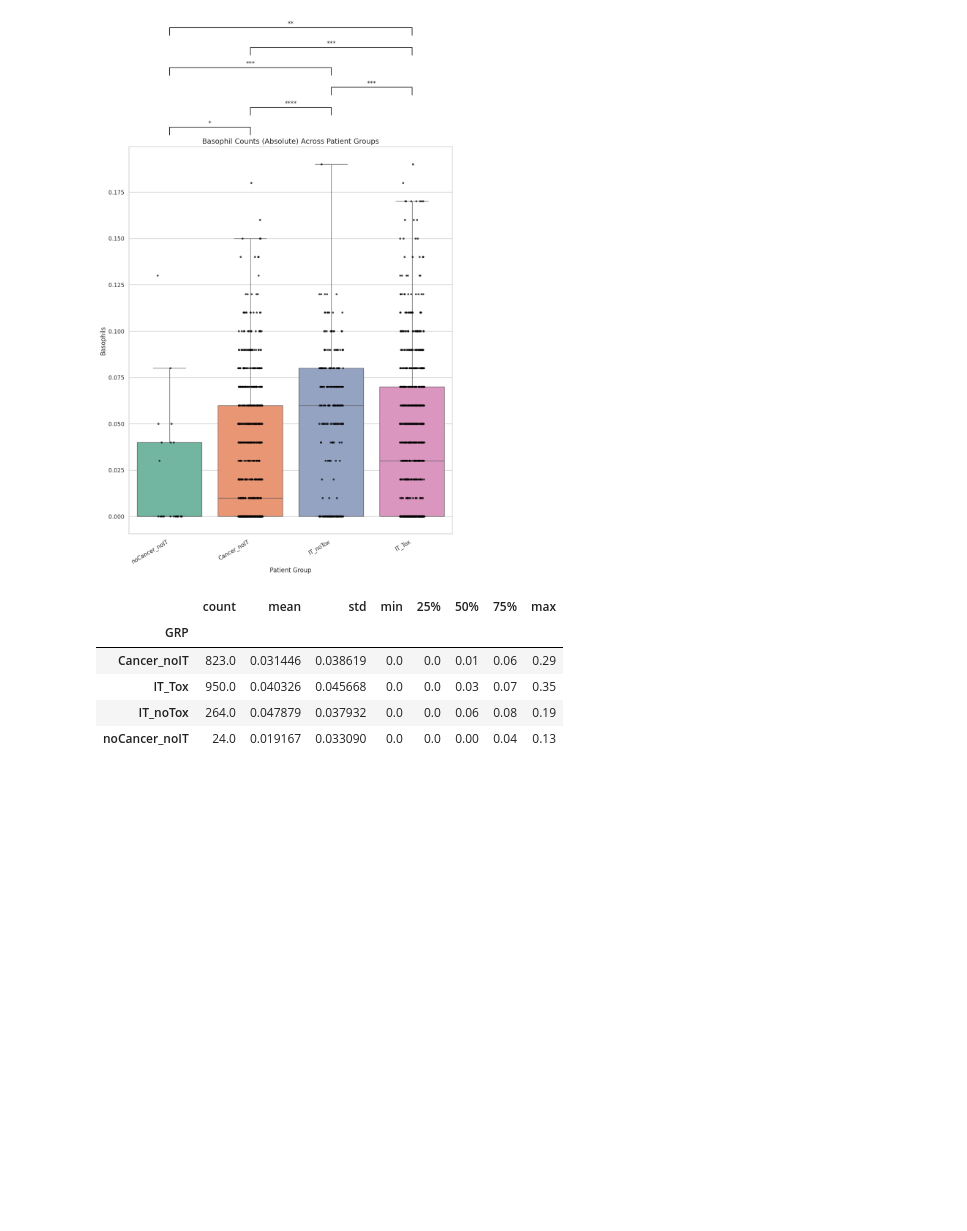
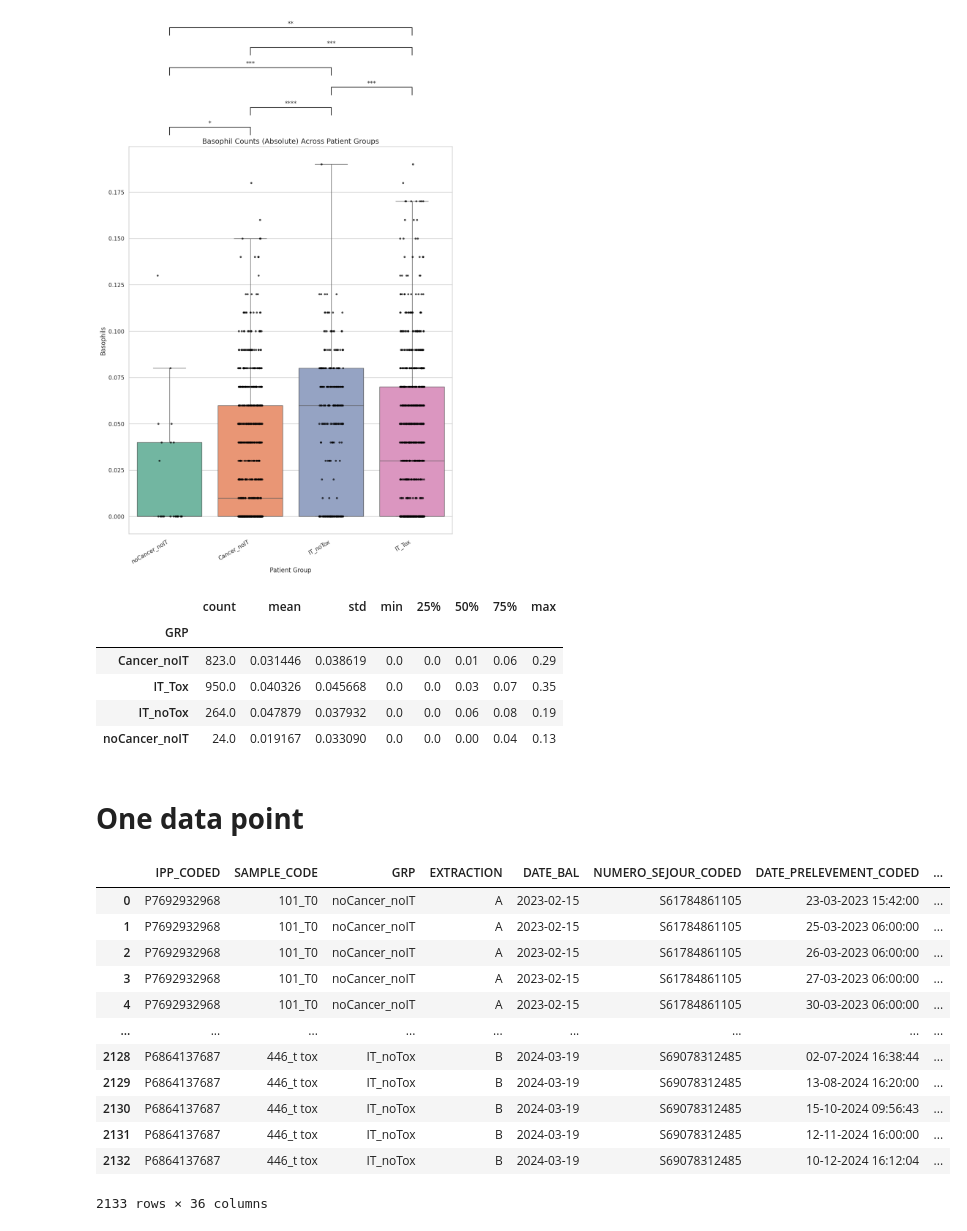
Before and after one commit to Soroushstr/Toxicity, a Jupyter notebook: Toxicity_new.ipynb, the cells around one changed output. Cells and saved outputs as stored; diff of their text form; code cells hidden in the pictures; blank space fills up the shorter version.

```diff
--- a/Toxicity_new.ipynb
+++ b/Toxicity_new.ipynb
@@ -128,3 +130,23 @@ cbc.groupby('GRP')['BASOPHILES_ABS'].describe()
 | IT_Tox | 950.0 | 0.040326 | 0.045668 | 0.0 | 0.0 | 0.03 | 0.07 | 0.35 |
 | IT_noTox | 264.0 | 0.047879 | 0.037932 | 0.0 | 0.0 | 0.06 | 0.08 | 0.19 |
 | noCancer_noIT | 24.0 | 0.019167 | 0.033090 | 0.0 | 0.0 | 0.00 | 0.04 | 0.13 |
+# %% [markdown]
+# **One data point**
+# %%
+cbc = pd.read_excel('CBC_2025_03_21_clean.xlsx', sheet_name='Sheet1')
+cbc['DATE_BAL'] = pd.to_datetime(cbc['DATE_BAL'], errors='coerce')
+cbc
+# %% [output]
+|  | IPP_CODED | SAMPLE_CODE | GRP | EXTRACTION | DATE_BAL | NUMERO_SEJOUR_CODED | DATE_PRELEVEMENT_CODED | ... |
+| 0 | P7692932968 | 101_T0 | noCancer_noIT | A | 2023-02-15 | S61784861105 | 23-03-2023 15:42:00 | ... |
+| 1 | P7692932968 | 101_T0 | noCancer_noIT | A | 2023-02-15 | S61784861105 | 25-03-2023 06:00:00 | ... |
+| 2 | P7692932968 | 101_T0 | noCancer_noIT | A | 2023-02-15 | S61784861105 | 26-03-2023 06:00:00 | ... |
+| 3 | P7692932968 | 101_T0 | noCancer_noIT | A | 2023-02-15 | S61784861105 | 27-03-2023 06:00:00 | ... |
+| 4 | P7692932968 | 101_T0 | noCancer_noIT | A | 2023-02-15 | S61784861105 | 30-03-2023 06:00:00 | ... |
+| ... | ... | ... | ... | ... | ... | ... | ... | ... |
+| 2128 | P6864137687 | 446_t tox | IT_noTox | B | 2024-03-19 | S69078312485 | 02-07-2024 16:38:44 | ... |
+| 2129 | P6864137687 | 446_t tox | IT_noTox | B | 2024-03-19 | S69078312485 | 13-08-2024 16:20:00 | ... |
+| 2130 | P6864137687 | 446_t tox | IT_noTox | B | 2024-03-19 | S69078312485 | 15-10-2024 09:56:43 | ... |
+| 2131 | P6864137687 | 446_t tox | IT_noTox | B | 2024-03-19 | S69078312485 | 12-11-2024 16:00:00 | ... |
+| 2132 | P6864137687 | 446_t tox | IT_noTox | B | 2024-03-19 | S69078312485 | 10-12-2024 16:12:04 | ... |
+2133 rows × 36 columns
```
Also changed, not shown: parts of 5 cells of this notebook.
